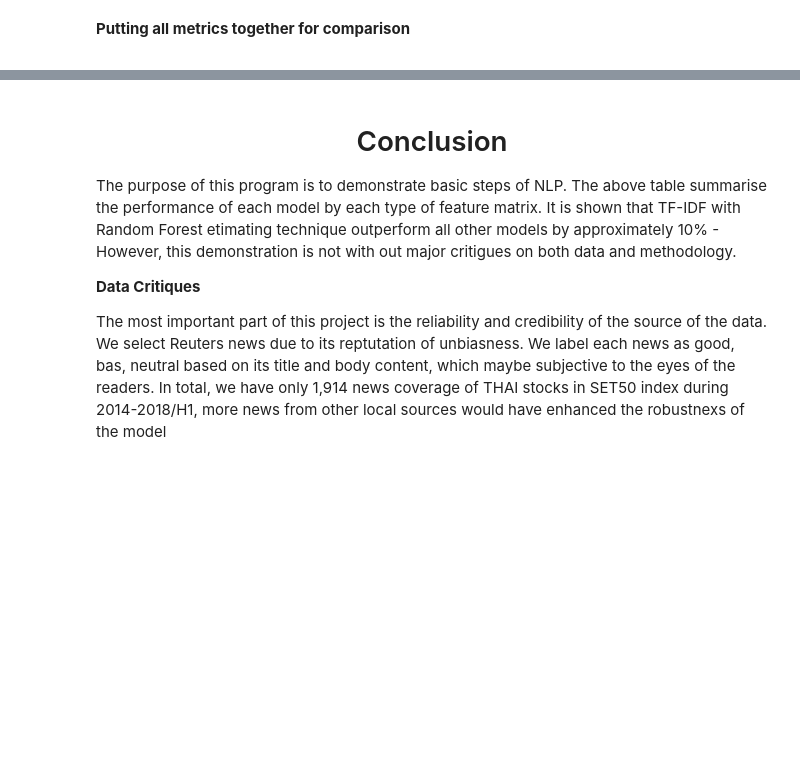
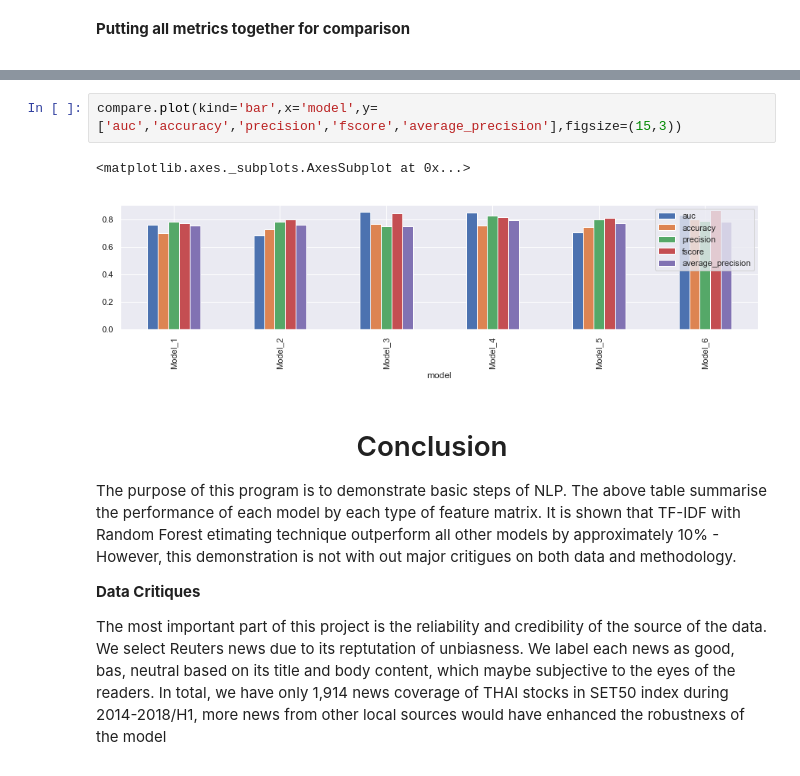
Before and after one commit to swatakit/The-public-and-private-life-of-Big-Data, a Jupyter notebook: StockSentimentIndex.ipynb, the cells around one changed output, grey strips where cells are left out. Cells and saved outputs as stored; diff of their text form; blank space fills up the shorter version.

```diff
--- a/StockSentimentIndex.ipynb
+++ b/StockSentimentIndex.ipynb
@@ -596,3 +600,8 @@ compare.set_index('model')
+# %%
+compare.plot(kind='bar',x='model',y=['auc','accuracy','precision','fscore','average_precision'],figsize=(15,3))
+# %% [output]
+<matplotlib.axes._subplots.AxesSubplot at 0x...>
+[figure, added]
 # %% [markdown]
 <font face="Verdana, cursive, sans-serif" >
 <h1><center>Conclusion</center></h1>
```
Also changed, not shown: parts of 9 cells of this notebook.
